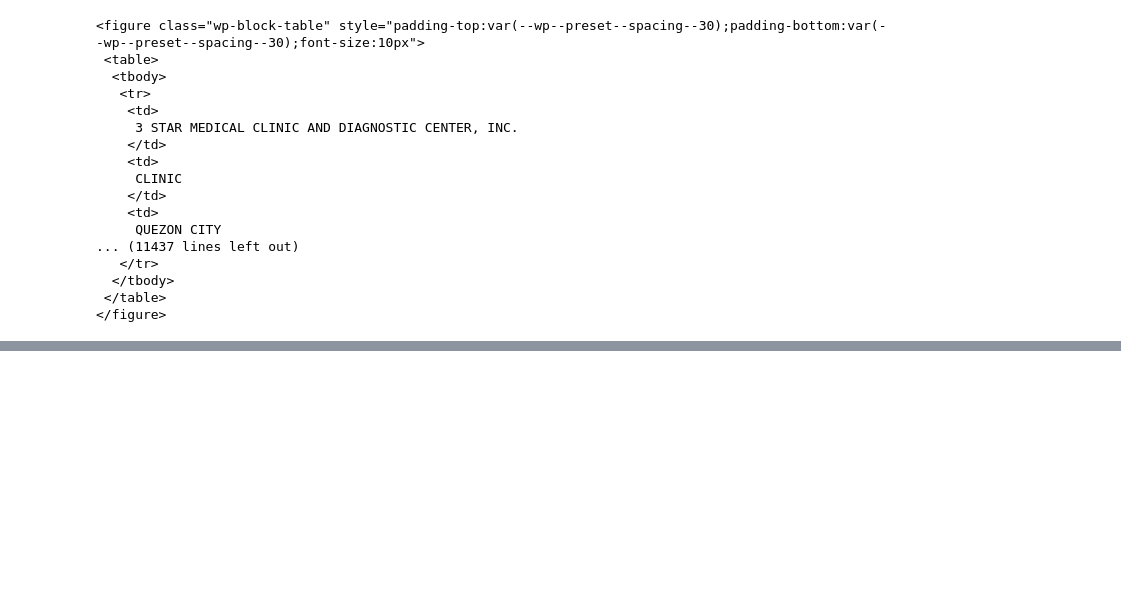
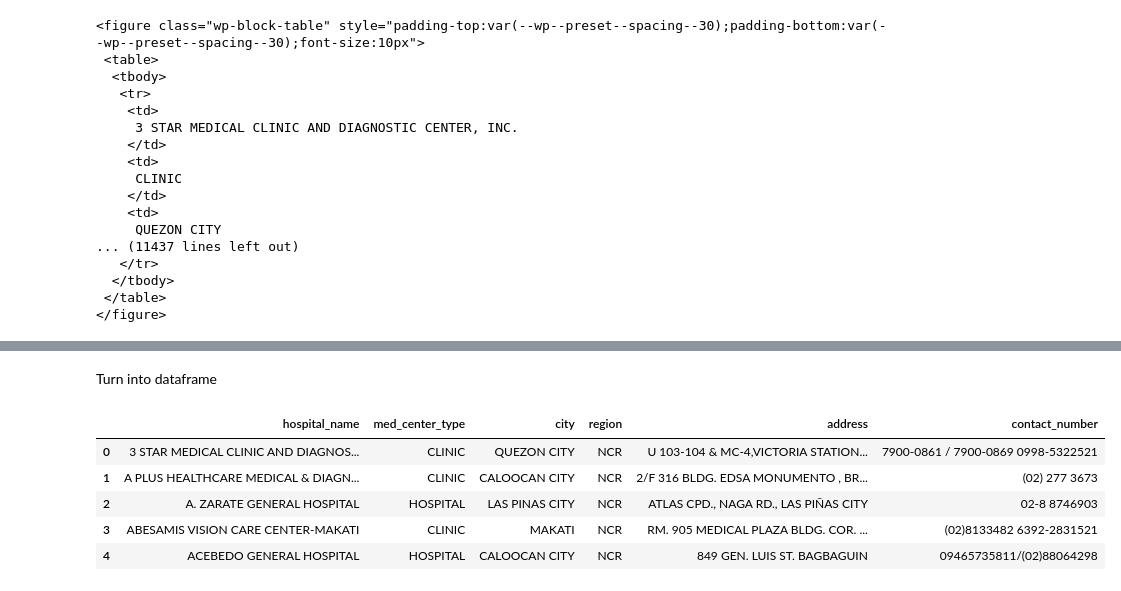
Before and after one commit to aldouzee/Abon_CPE311, a Jupyter notebook: HOA_7_1/Abon_HOA 7.1_Data Collection and Wrangling.ipynb, the cells around one changed output, grey strips where cells are left out. Saved outputs shown, nothing was run; the diff lists cells and outputs as text; code cells hidden in the pictures; blank space fills up the shorter version.

```diff
--- a/HOA_7_1/Abon_HOA 7.1_Data Collection and Wrangling.ipynb
+++ b/HOA_7_1/Abon_HOA 7.1_Data Collection and Wrangling.ipynb
@@ -293,25 +295,19 @@ regions = []
 addresses = []
 contact_numbers = []
 # %%
-rows = soup.find('table').find_all('tr')
+rows = soup.select("table tr")
+records = []
 for row in rows:
-    cells = row.find_all('td')
-    if cells:
-        hospital_name = cells[0].strip()
-        hospital_names.append(hospital_name)
-
-        med_center_type = cells[1].strip()
-        med_center_types.append(med_center_type)
-
-        city = cells[2].text.strip()
-        cities.append(city)
-
-        region = cells[3].text.strip()
-        regions.append(region)
-
-        address = cells[4].text.strip()
-        addresses.append(address)
-
-        contact_number = cells[5].text.strip()
-        contact_numbers.append(contact_number)
+    cols = [td.get_text(strip=True) for td in row.select("td")]
+    if len(cols) == 6:  # only rows with complete data
+        record = {
+            "hospital_name": cols[0],
+            "med_center_type": cols[1],
+            "city": cols[2],
+            "region": cols[3],
+            "address": cols[4],
+            "contact_number": cols[5],
+        }
+        records.append(record)
+records
 # %% [output]
@@ -361,0 +331,12 @@ hospital_names
+# %% [markdown]
+Turn into dataframe
+# %%
+hospitals_df = pd.DataFrame(records)
+hospitals_df.head()
+# %% [output]
+|  | hospital_name | med_center_type | city | region | address | contact_number |
+| 0 | 3 STAR MEDICAL CLINIC AND DIAGNOS... | CLINIC | QUEZON CITY | NCR | U 103-104 & MC-4,VICTORIA STATION... | 7900-0861 / 7900-0869 0998-5322521 |
+| 1 | A PLUS HEALTHCARE MEDICAL & DIAGN... | CLINIC | CALOOCAN CITY | NCR | 2/F 316 BLDG. EDSA MONUMENTO , BR... | (02) 277 3673 |
+| 2 | A. ZARATE GENERAL HOSPITAL | HOSPITAL | LAS PINAS CITY | NCR | ATLAS CPD., NAGA RD., LAS PIÑAS CITY | 02-8 8746903 |
+| 3 | ABESAMIS VISION CARE CENTER-MAKATI | CLINIC | MAKATI | NCR | RM. 905 MEDICAL PLAZA BLDG. COR. ... | (02)8133482 6392-2831521 |
+| 4 | ACEBEDO GENERAL HOSPITAL | HOSPITAL | CALOOCAN CITY | NCR | 849 GEN. LUIS ST. BAGBAGUIN | 09465735811/(02)88064298 |
```
Also changed, not shown: parts of 12 cells of this notebook, 1 other file.
